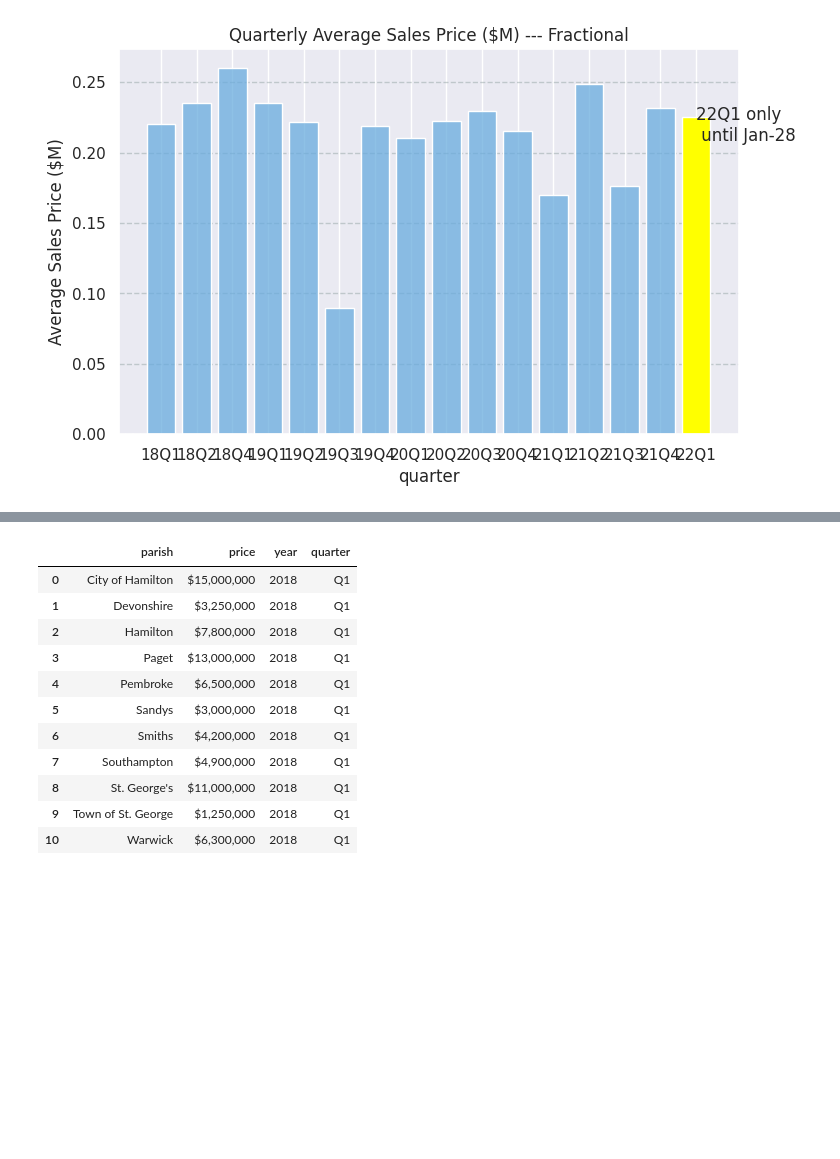
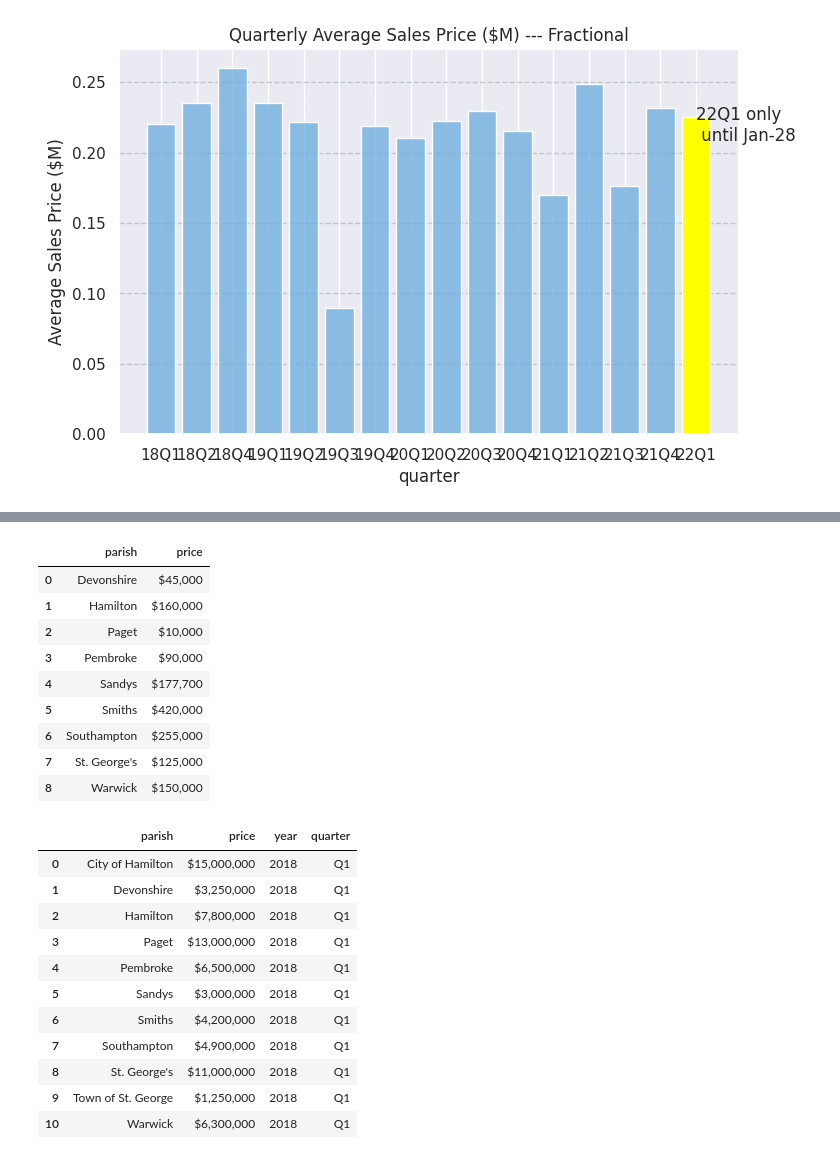
Before and after one commit to bermuda-automation/kw-data-reports, a Jupyter notebook: reports_data_and_graphs.ipynb, the cells around one changed output, grey strips where cells are left out. Saved outputs shown, nothing was run; the diff lists cells and outputs as text; code cells hidden in the pictures; blank space fills up the shorter version.

```diff
--- a/reports_data_and_graphs.ipynb
+++ b/reports_data_and_graphs.ipynb
@@ -793,3 +444,16 @@ create_bar_chart(df, last_sale, my_title, my_ylabel, period) # plot with disclai
+# %%
+xx
+# %% [output]
+|  | parish | price |
+| 0 | Devonshire | $45,000 |
+| 1 | Hamilton | $160,000 |
+| 2 | Paget | $10,000 |
+| 3 | Pembroke | $90,000 |
+| 4 | Sandys | $177,700 |
+| 5 | Smiths | $420,000 |
+| 6 | Southampton | $255,000 |
+| 7 | St. George's | $125,000 |
+| 8 | Warwick | $150,000 |
 # %%
 xx = df.groupby('parish', as_index=False).agg({"price": "max", 'year':'first', 'quarter':'first'})
 xx["price"] = xx["price"].map(rep.smtm)
```
Also changed, not shown: parts of 13 cells of this notebook, 1 other file.
